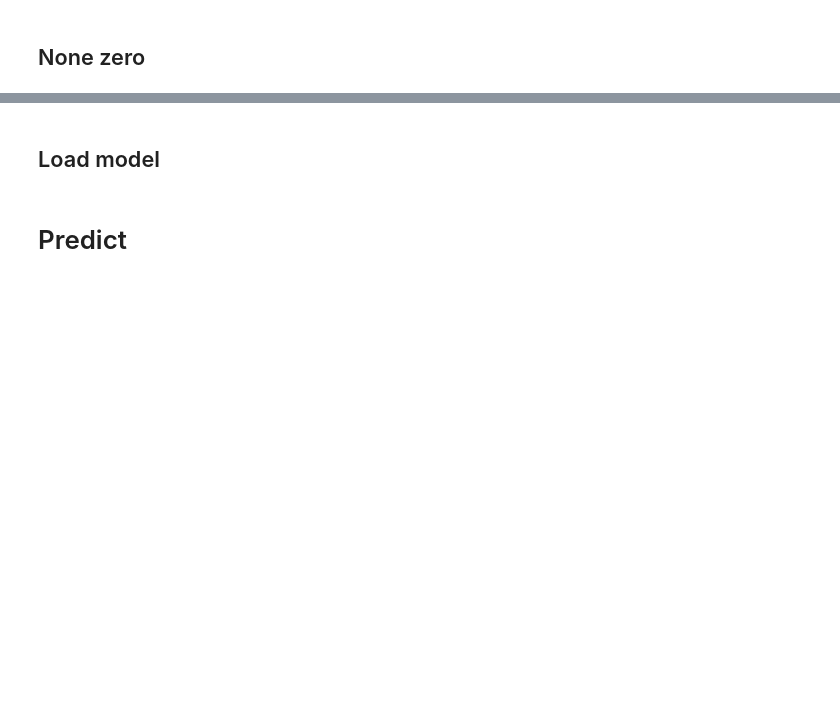
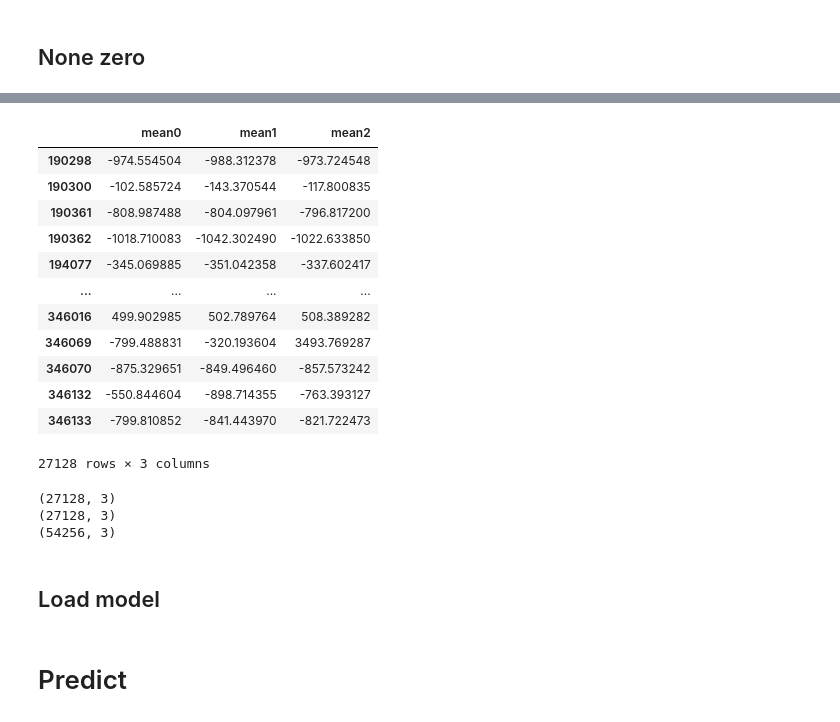
Before and after one commit to chikakoto/tdcs_thesis, a Jupyter notebook: notebooks/7.4_predict_sphere.ipynb, the cells around one changed output, grey strips where cells are left out. Drawn from its saved outputs; the diff is of its cells as text; code cells hidden in the pictures; blank space fills up the shorter version.

```diff
--- a/notebooks/7.4_predict_sphere.ipynb
+++ b/notebooks/7.4_predict_sphere.ipynb
@@ -86,5 +148,21 @@ df_nonzero
 # %%
-df4_pred1 =  df_nonzero[(df_nonzero['exp']==42) & (df_nonzero['mini_exp']==3)]
-# df4_pred2 =  df_nonzero[(df_nonzero['exp']==41) & (df_nonzero['mini_exp']==1)]
-# df4_pred3 =  df_nonzero[(df_nonzero['exp']==42) & (df_nonzero['mini_exp']==1)]
+df4_pred1 =  df_nonzero[(df_nonzero['exp']==42) & (df_nonzero['mini_exp']==1) & (df_nonzero['neg']==1)]
+df4_pred2 =  df_nonzero[(df_nonzero['exp']==42) & (df_nonzero['mini_exp']==2) & (df_nonzero['neg']==0)]
+df4_pred3 =  df_nonzero[(df_nonzero['exp']==42) & (df_nonzero['mini_exp']==3)]
+# %%
+df4_pred1.iloc[:, 7:-1]
+# %% [output]
+|  | mean0 | mean1 | mean2 |
+| 190298 | -974.554504 | -988.312378 | -973.724548 |
+| 190300 | -102.585724 | -143.370544 | -117.800835 |
+| 190361 | -808.987488 | -804.097961 | -796.817200 |
+| 190362 | -1018.710083 | -1042.302490 | -1022.633850 |
+| 194077 | -345.069885 | -351.042358 | -337.602417 |
+| ... | ... | ... | ... |
+| 346016 | 499.902985 | 502.789764 | 508.389282 |
+| 346069 | -799.488831 | -320.193604 | 3493.769287 |
+| 346070 | -875.329651 | -849.496460 | -857.573242 |
+| 346132 | -550.844604 | -898.714355 | -763.393127 |
+| 346133 | -799.810852 | -841.443970 | -821.722473 |
+27128 rows × 3 columns
 # %%
@@ -98,8 +176,12 @@ X4_pred1 = df4_pred1.iloc[:, 6:-1].values
 # # y4_pred3 = df4_pred3['theory'].values
 # %%
 print(X4_pred1.shape)
-# print(X4_pred2.shape)
-# print(X4_pred3.shape)
+print(X4_pred2.shape)
+print(X4_pred3.shape)
+# %% [output]
+(27128, 3)
+(27128, 3)
+(54256, 3)
 # %% [markdown]
 ## Load model
 # %%
```
Also changed, not shown: parts of 27 cells of this notebook, 7 other files.
